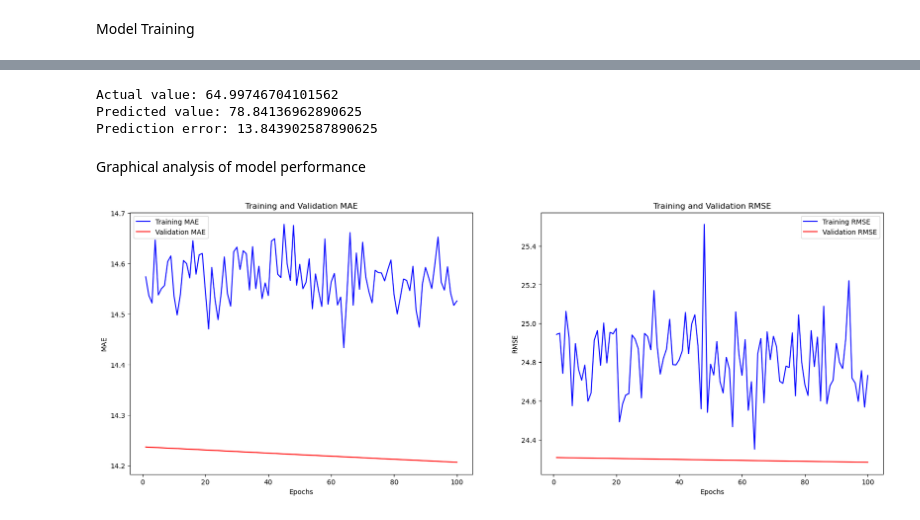
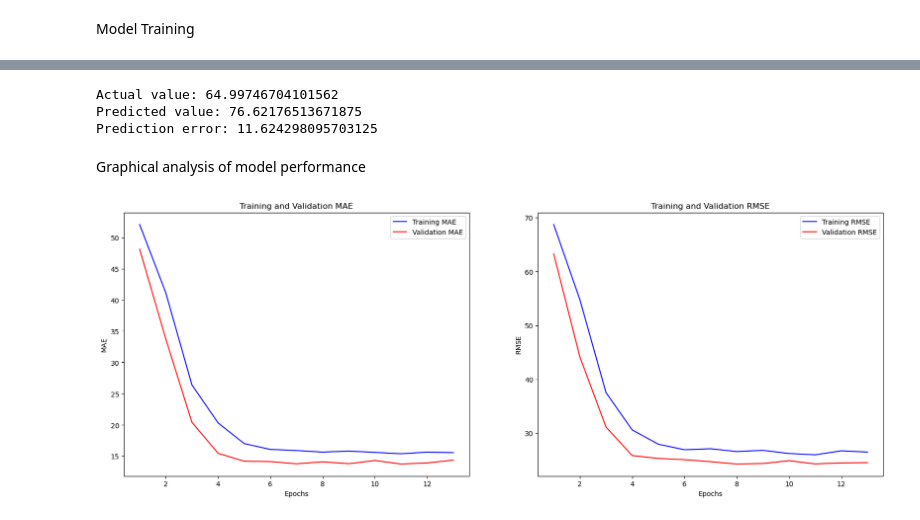
Before and after one commit to kasidis-manasurangkul/time_travel_prediction_model, a Jupyter notebook: model2nana.ipynb, the cells around one changed output, grey strips where cells are left out. Cells and saved outputs as stored; diff of their text form; code cells hidden in the pictures.

```diff
--- a/model2nana.ipynb
+++ b/model2nana.ipynb
@@ -110,24 +112,23 @@ val_loader = DataLoader(val_dataset, batch_size=64, shuffle=False)
 # %%
-#Model Achitecture
 class EnhancedTravelTimePredictor(nn.Module):
     def __init__(self):
         super(EnhancedTravelTimePredictor, self).__init__()
         self.fc1 = nn.Linear(8, 128)  # Adjust input features if necessary
-        self.bn1 = nn.BatchNorm1d
+        self.bn1 = nn.BatchNorm1d(128)  # Corrected to match the output features of fc1
         self.dropout1 = nn.Dropout(0.25)
         self.fc2 = nn.Linear(128, 64)
         self.bn2 = nn.BatchNorm1d(64)
         self.dropout2 = nn.Dropout(0.25)
         self.fc3 = nn.Linear(64, 32)
-        self.bn3 = nn.BatchNorm1d(64)
+        self.bn3 = nn.BatchNorm1d(32)  # Corrected to match the output features of fc3
         self.fc4 = nn.Linear(32, 1)
 
     def forward(self, x):
-        x = torch.relu(self.fc1(x))
+        x = torch.relu(self.bn1(self.fc1(x)))
         x = self.dropout1(x)
-        x = torch.relu(self.fc2(x))
+        x = torch.relu(self.bn2(self.fc2(x)))
         x = self.dropout2(x)
-        x = torch.relu(self.fc3(x))
+        x = torch.relu(self.bn3(self.fc3(x)))
         x = self.fc4(x)
         return x
 # %%
@@ -160,7 +162,7 @@ EnhancedTravelTimePredictor(
   (fc4): Linear(in_features=32, out_features=1, bias=True)
 )
 # %%
-num_epochs = 100
+num_epochs = 25000
 early_stopping_threshold = 5  # Define the early stopping threshold
 best_val_loss = np.inf
 patience_counter = 0
@@ -294,35 +288,36 @@ error = abs(actual - predicted)
 print(f'Prediction error: {error}')
 # %% [output]
 Actual value: 64.99746704101562
-Predicted value: 78.84136962890625
-Prediction error: 13.843902587890625
+Predicted value: 76.62176513671875
+Prediction error: 11.624298095703125
 # %% [markdown]
 Graphical analysis of model performance
 # %%
 import matplotlib.pyplot as plt
+import numpy as np
 
-num_epochs = 100  #  change number of epochs here
-epochs = range(1, num_epochs + 1)
+# Adjust epochs range for plotting based on actual epochs run
+epochs_adjusted = range(1, epoch + 2)
 
 # Learning curve plotting for MAE and RMSE
 fig, ax = plt.subplots(1, 2, figsize=(20, 7))
 
 # MAE Plot
-ax[0].plot(epochs, train_mae, 'b', label='Training MAE')
-ax[0].plot(epochs, val_mae, 'r', label='Validation MAE')
+ax[0].plot(epochs_adjusted, train_mae, 'b', label='Training MAE')
+ax[0].plot(epochs_adjusted, val_mae, 'r', label='Validation MAE')
 ax[0].set_title('Training and Validation MAE')
 ax[0].set_xlabel('Epochs')
 ax[0].set_ylabel('MAE')
 ax[0].legend()
 
 # RMSE Plot
-ax[1].plot(epochs, train_rmse, 'b', label='Training RMSE')
-ax[1].plot(epochs, val_rmse, 'r', label='Validation RMSE')
+ax[1].plot(epochs_adjusted, train_rmse, 'b', label='Training RMSE')
+ax[1].plot(epochs_adjusted, val_rmse, 'r', label='Validation RMSE')
 ax[1].set_title('Training and Validation RMSE')
 ax[1].set_xlabel('Epochs')
 ax[1].set_ylabel('RMSE')
 ax[1].legend()
 
 plt.show()
 # %% [output]
-[figure, old version]
+[figure, new version]
```
Also changed, not shown: parts of 3 cells of this notebook, 1 other file.
